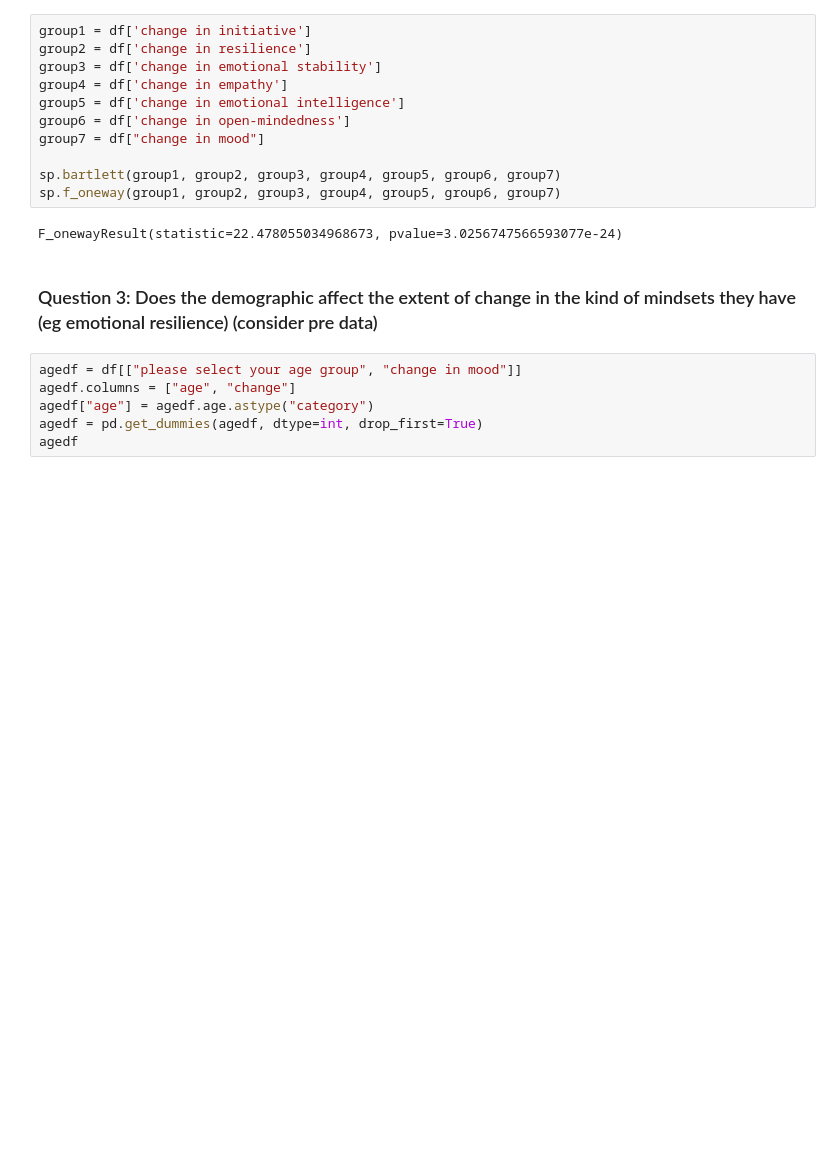
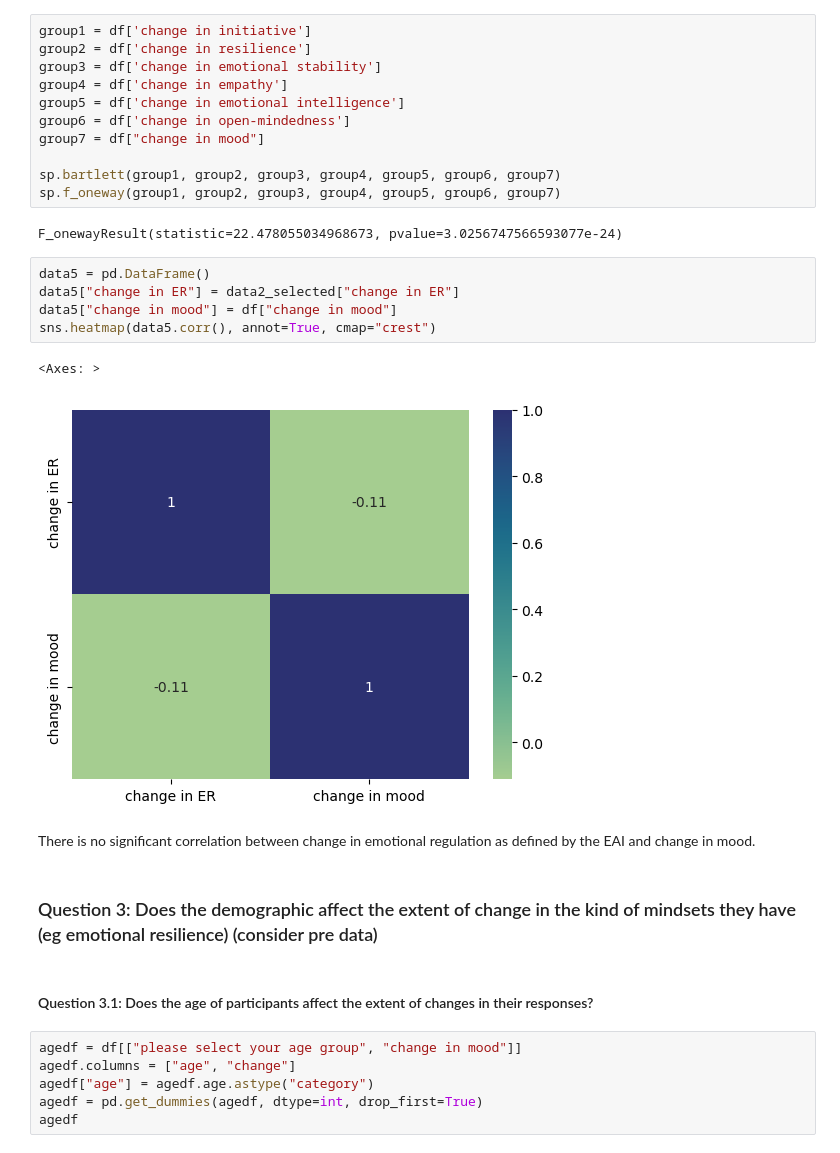
Before and after one commit to kohweien/growthbeans-projects, a Jupyter notebook: beantastic.ipynb, the cells around one changed output. Saved outputs shown, nothing was run; the diff lists cells and outputs as text; blank space fills up the shorter version.

```diff
--- a/beantastic.ipynb
+++ b/beantastic.ipynb
@@ -367,8 +307,20 @@ sp.bartlett(group1, group2, group3, group4, group5, group6, group7)
 sp.f_oneway(group1, group2, group3, group4, group5, group6, group7)
 # %% [output]
 F_onewayResult(statistic=22.478055034968673, pvalue=3.0256747566593077e-24)
+# %%
+data5 = pd.DataFrame()
+data5["change in ER"] = data2_selected["change in ER"]
+data5["change in mood"] = df["change in mood"]
+sns.heatmap(data5.corr(), annot=True, cmap="crest")
+# %% [output]
+<Axes: >
+[figure, added]
+# %% [markdown]
+There is no significant correlation between change in emotional regulation as defined by the EAI and change in mood.
 # %% [markdown]
 ### Question 3: Does the demographic affect the extent of change in the kind of mindsets they have (eg emotional resilience) (consider pre data)
+# %% [markdown]
+#### Question 3.1: Does the age of participants affect the extent of changes in their responses?
 # %%
 agedf = df[["please select your age group", "change in mood"]]
 agedf.columns = ["age", "change"]
```
Also changed, not shown: parts of 38 cells of this notebook.
